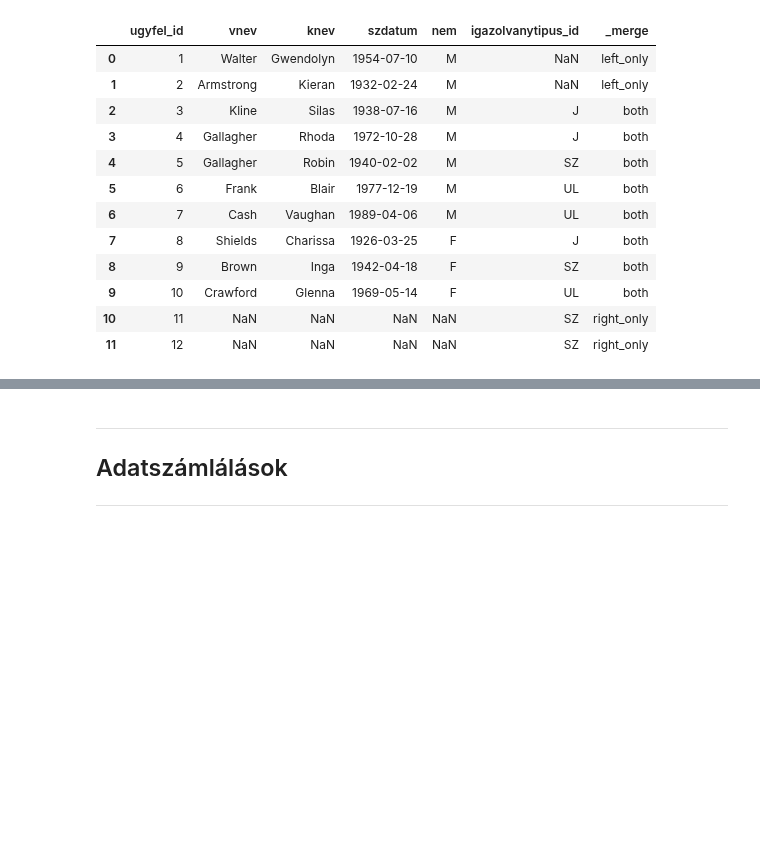
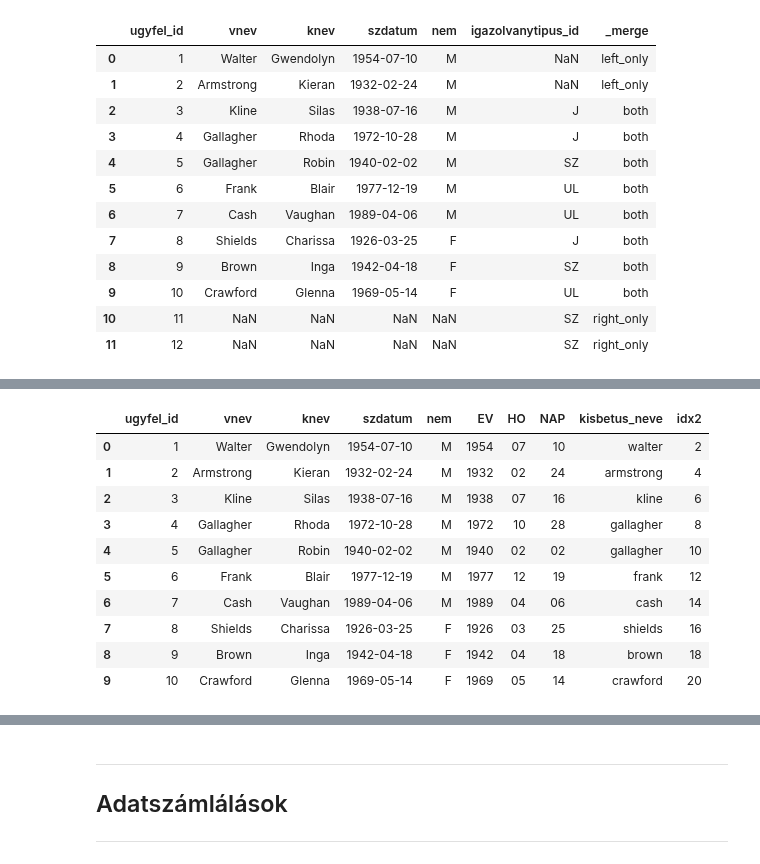
Before and after one commit to klajosw/python, a Jupyter notebook: kl_py_PandasMerge.ipynb, the cells around one changed output, grey strips where cells are left out. Saved outputs shown, nothing was run; the diff lists cells and outputs as text; code cells hidden in the pictures; blank space fills up the shorter version.

```diff
--- a/kl_py_PandasMerge.ipynb
+++ b/kl_py_PandasMerge.ipynb
@@ -245,0 +338,10 @@ result.head(12)                                               ## első 12 sor me
+# %%
+#df['col_2'].apply(lambda x : x * 2)
+#user_1['UJ_UF_ID'].apply(lambda x : x * 2)
+#szdatum
+#new = user_1["szdatum"].str.split("-", n = 1, expand = True) ## csak egy vágás
+new = user_1["szdatum"].str.split("-",  expand = True)
+user_1['EV']= new[0]   ## új mező létrehozása, ha még nincs
+user_1['HO']= new[1]   ## új mező létrehozása, ha még nincs
+user_1['NAP']= new[2]  ## új mező létrehozása, ha még nincs
+user_1
@@ -245,0 +360,17 @@ result.head(12)                                               ## első 12 sor me
+# %%
+user_1["kisbetus_neve"] = user_1.vnev.apply(str.lower)     ## új mező létrehozása, ha még nincs
+user_1["idx2"] = user_1.ugyfel_id.apply(lambda x : x * 2)  ## új mező létrehozása, ha még nincs
+## user_1.drop('Lowercase Name', axis=1, inplace=True)     ## oszlop/mező törlése
+user_1
+# %% [output]
+|  | ugyfel_id | vnev | knev | szdatum | nem | EV | HO | NAP | kisbetus_neve | idx2 |
+| 0 | 1 | Walter | Gwendolyn | 1954-07-10 | M | 1954 | 07 | 10 | walter | 2 |
+| 1 | 2 | Armstrong | Kieran | 1932-02-24 | M | 1932 | 02 | 24 | armstrong | 4 |
+| 2 | 3 | Kline | Silas | 1938-07-16 | M | 1938 | 07 | 16 | kline | 6 |
+| 3 | 4 | Gallagher | Rhoda | 1972-10-28 | M | 1972 | 10 | 28 | gallagher | 8 |
+| 4 | 5 | Gallagher | Robin | 1940-02-02 | M | 1940 | 02 | 02 | gallagher | 10 |
+| 5 | 6 | Frank | Blair | 1977-12-19 | M | 1977 | 12 | 19 | frank | 12 |
+| 6 | 7 | Cash | Vaughan | 1989-04-06 | M | 1989 | 04 | 06 | cash | 14 |
+| 7 | 8 | Shields | Charissa | 1926-03-25 | F | 1926 | 03 | 25 | shields | 16 |
+| 8 | 9 | Brown | Inga | 1942-04-18 | F | 1942 | 04 | 18 | brown | 18 |
+| 9 | 10 | Crawford | Glenna | 1969-05-14 | F | 1969 | 05 | 14 | crawford | 20 |
```
Also changed, not shown: parts of 17 cells of this notebook.
